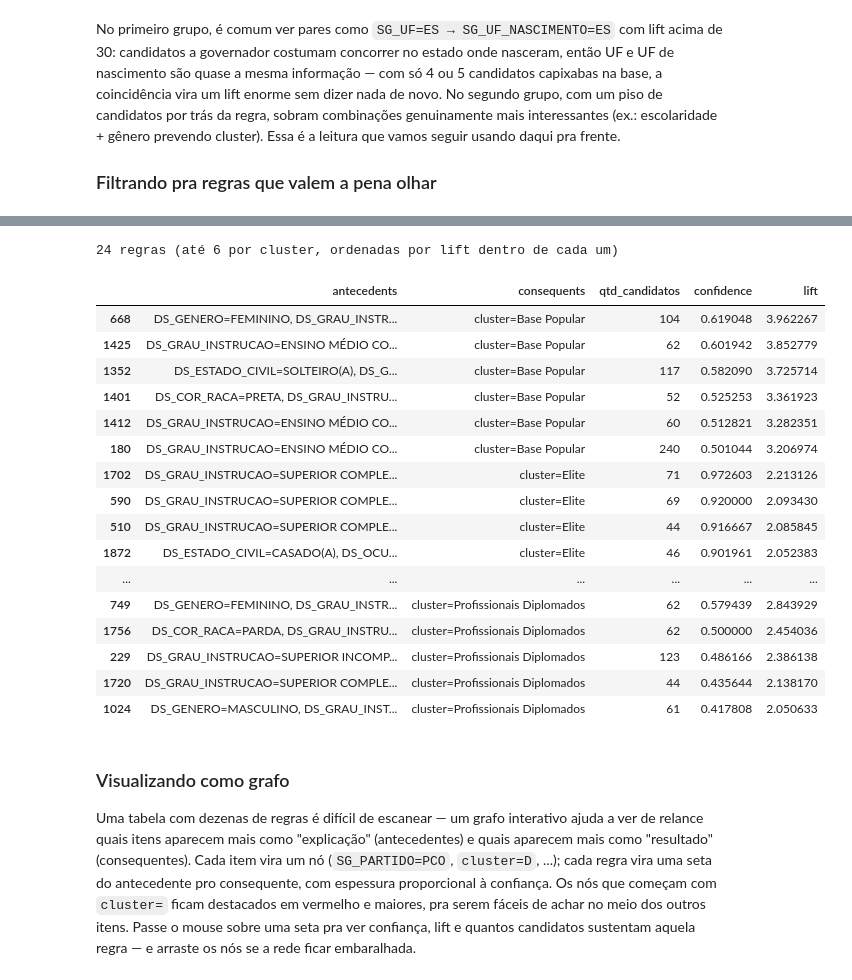
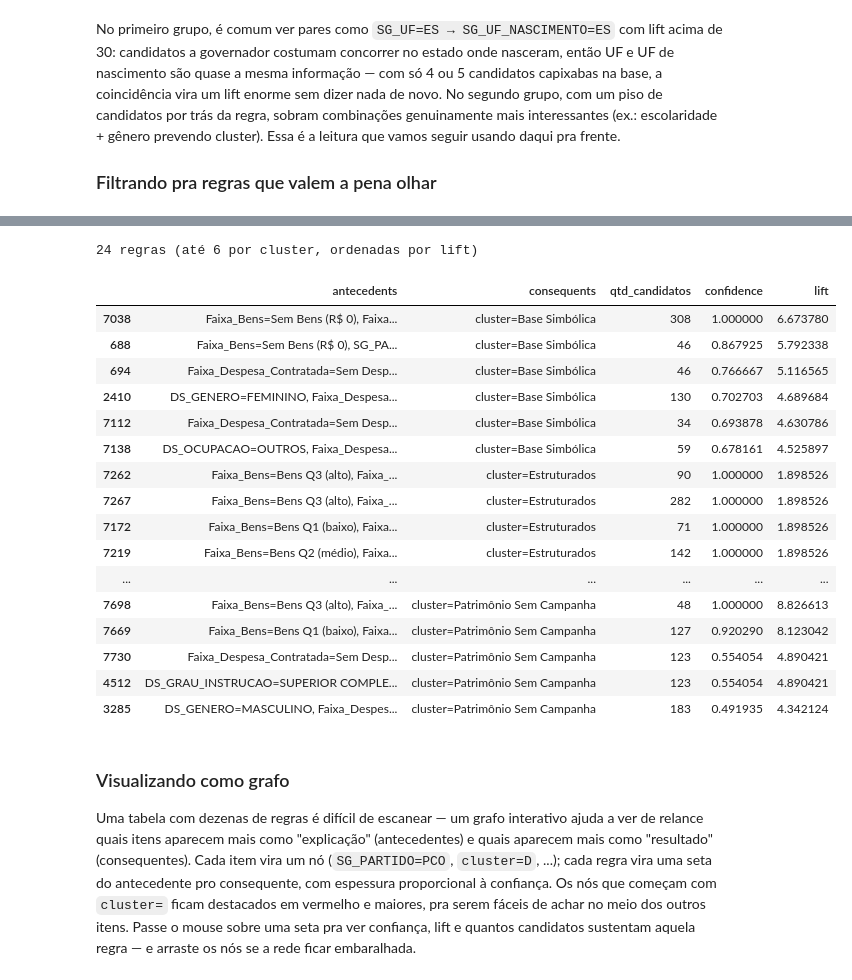
Before and after one commit to TiagoGandra/ml-senac-grupo4, a Jupyter notebook: 03_regras_associacao.ipynb, the cells around one changed output, grey strips where cells are left out. Cells and saved outputs as stored; diff of their text form; code cells hidden in the pictures.

Commit message:
feat: quartis regras de associação

```diff
--- a/03_regras_associacao.ipynb
+++ b/03_regras_associacao.ipynb
@@ -190,13 +236,14 @@ cesta_base.head()
 
 O Apriori funciona em duas etapas. Primeiro, encontra **itemsets frequentes** — combinações de 1, 2, 3... itens que aparecem juntas em pelo menos `min_suporte` das cestas. Só depois, na segunda etapa, ele vira **regras** (`A → B`). Começamos pelos itemsets de um item só — a frequência "crua" de cada valor, antes de cruzar qualquer coisa.
 # %%
-min_suporte = 0.02  # ~4 candidatos; ajuste se quiser regras mais raras (menor) ou mais comuns (maior)
+# Suporte mínimo calibrado para 1.5% (~33 candidatos), permitindo capturar ocupações relevantes
+min_suporte = 0.015
 
 itens_frequentes = apriori(cesta, min_support=min_suporte, use_colnames=True)
-print(f"{len(itens_frequentes)} itemsets frequentes (min_suporte={min_suporte})")
+print(f'{len(itens_frequentes)} itemsets frequentes (min_suporte={min_suporte})')
 
 individuais = itens_frequentes[itens_frequentes['itemsets'].apply(lambda x: len(x) == 1)].copy()
 individuais['item'] = individuais['itemsets'].apply(lambda x: next(iter(x)))
 individuais['qtd_candidatos'] = (individuais['support'] * len(cesta)).round().astype(int)
-individuais.sort_values('support', ascending=False)[['item', 'support', 'qtd_candidatos']].head(15)
+display(individuais.sort_values('support', ascending=False)[['item', 'support', 'qtd_candidatos']].head(20))
 # %% [output]
@@ -228,20 +276,17 @@ Regras de associação têm o formato **"se A, então B"** (A = antecedente, B =
 
 **Um cuidado importante nesta base:** ela tem só ~200 candidatos espalhados por 27 partidos e 27 estados — em média, uns 7 candidatos por partido ou por UF. Com grupos tão pequenos, bastam 3 ou 4 coincidências pra um lift parecer altíssimo, sem que isso signifique relação real nenhuma. Por isso toda tabela de regras abaixo vem com uma coluna `qtd_candidatos` — sempre olhem ela antes de confiar num lift alto.
 # %%
-regras = association_rules(itens_frequentes, metric='lift', min_threshold=1)
+regras = association_rules(itens_frequentes, metric='lift', min_threshold=1.1)
 regras['qtd_candidatos'] = (regras['support'] * len(cesta)).round().astype(int)
 regras = regras.sort_values('confidence', ascending=False)
 
-
 def formatar_regras(df_regras):
-    """Troca antecedents/consequents (frozenset) por texto legível, só pra exibição —
-    os dados originais (usados pra filtrar/ordenar) continuam intactos."""
     df_fmt = df_regras.copy()
     df_fmt['antecedents'] = df_fmt['antecedents'].apply(lambda x: ', '.join(sorted(str(i) for i in x)))
     df_fmt['consequents'] = df_fmt['consequents'].apply(lambda x: ', '.join(sorted(str(i) for i in x)))
     return df_fmt
 
-
-print(f"{len(regras)} regras (lift >= 1)")
-formatar_regras(regras[['antecedents', 'consequents', 'qtd_candidatos', 'support', 'confidence', 'lift']].head(10))
+colunas_exibir = ['antecedents', 'consequents', 'qtd_candidatos', 'support', 'confidence', 'lift']
+print(f'{len(regras)} regras encontradas com lift >= 1.1')
+display(formatar_regras(regras[colunas_exibir].head(10)))
 # %% [output]
@@ -330,47 +376,39 @@ Um cuidado extra aqui: os três clusters do Bisecting K-Means são **bem desbala
 # %%
 def regras_para_consequente(regras_completas, prefixo, n_por_valor=6, min_suporte=min_suporte, max_antecedentes=2):
-    """
-    Entre as regras cujo único item consequente comece com `prefixo` (ex.: 'cluster='),
-    devolve as `n_por_valor` de MAIOR LIFT pra CADA valor distinto do consequente — sem piso
-    de confiança fixo, porque um valor raro (poucos candidatos) não sustenta regras de
-    confiança alta mesmo quando o lift é forte; ordenar só por confiança deixaria os valores
-    mais comuns dominando a tabela inteira (ver célula anterior).
-    """
     candidatas = regras_completas[
-        regras_completas['consequents'].apply(lambda x: len(x) == 1 and next(iter(x)).startswith(prefixo))
-        & regras_completas['antecedents'].apply(lambda x: len(x) <= max_antecedentes)
-        & (regras_completas['support'] >= min_suporte)
+        regras_completas['consequents'].apply(lambda x: len(x) == 1 and next(iter(x)).startswith(prefixo)) &
+        regras_completas['antecedents'].apply(lambda x: len(x) <= max_antecedentes) &
+        (regras_completas['support'] >= min_suporte)
     ].copy()
     candidatas['alvo'] = candidatas['consequents'].apply(lambda x: next(iter(x)))
     resultado = (candidatas.sort_values('lift', ascending=False)
                             .groupby('alvo', group_keys=False)
                             .head(n_por_valor)
                             .sort_values(['alvo', 'lift'], ascending=[True, False]))
     return resultado.drop(columns='alvo')
 
-
 regras_cluster = regras_para_consequente(regras, 'cluster=')
-print(f"{len(regras_cluster)} regras (até 6 por cluster, ordenadas por lift dentro de cada um)")
-formatar_regras(regras_cluster[colunas_exibir])
+print(f'{len(regras_cluster)} regras (até 6 por cluster, ordenadas por lift)')
+display(formatar_regras(regras_cluster[colunas_exibir]))
 # %% [output]
-24 regras (até 6 por cluster, ordenadas por lift dentro de cada um)
+24 regras (até 6 por cluster, ordenadas por lift)
 |  | antecedents | consequents | qtd_candidatos | confidence | lift |
-| 668 | DS_GENERO=FEMININO, DS_GRAU_INSTR... | cluster=Base Popular | 104 | 0.619048 | 3.962267 |
-| 1425 | DS_GRAU_INSTRUCAO=ENSINO MÉDIO CO... | cluster=Base Popular | 62 | 0.601942 | 3.852779 |
-| 1352 | DS_ESTADO_CIVIL=SOLTEIRO(A), DS_G... | cluster=Base Popular | 117 | 0.582090 | 3.725714 |
-| 1401 | DS_COR_RACA=PRETA, DS_GRAU_INSTRU... | cluster=Base Popular | 52 | 0.525253 | 3.361923 |
-| 1412 | DS_GRAU_INSTRUCAO=ENSINO MÉDIO CO... | cluster=Base Popular | 60 | 0.512821 | 3.282351 |
-| 180 | DS_GRAU_INSTRUCAO=ENSINO MÉDIO CO... | cluster=Base Popular | 240 | 0.501044 | 3.206974 |
-| 1702 | DS_GRAU_INSTRUCAO=SUPERIOR COMPLE... | cluster=Elite | 71 | 0.972603 | 2.213126 |
-| 590 | DS_GRAU_INSTRUCAO=SUPERIOR COMPLE... | cluster=Elite | 69 | 0.920000 | 2.093430 |
-| 510 | DS_GRAU_INSTRUCAO=SUPERIOR COMPLE... | cluster=Elite | 44 | 0.916667 | 2.085845 |
-| 1872 | DS_ESTADO_CIVIL=CASADO(A), DS_OCU... | cluster=Elite | 46 | 0.901961 | 2.052383 |
+| 7038 | Faixa_Bens=Sem Bens (R$ 0), Faixa... | cluster=Base Simbólica | 308 | 1.000000 | 6.673780 |
+| 688 | Faixa_Bens=Sem Bens (R$ 0), SG_PA... | cluster=Base Simbólica | 46 | 0.867925 | 5.792338 |
+| 694 | Faixa_Despesa_Contratada=Sem Desp... | cluster=Base Simbólica | 46 | 0.766667 | 5.116565 |
+| 2410 | DS_GENERO=FEMININO, Faixa_Despesa... | cluster=Base Simbólica | 130 | 0.702703 | 4.689684 |
+| 7112 | Faixa_Despesa_Contratada=Sem Desp... | cluster=Base Simbólica | 34 | 0.693878 | 4.630786 |
+| 7138 | DS_OCUPACAO=OUTROS, Faixa_Despesa... | cluster=Base Simbólica | 59 | 0.678161 | 4.525897 |
+| 7262 | Faixa_Bens=Bens Q3 (alto), Faixa_... | cluster=Estruturados | 90 | 1.000000 | 1.898526 |
+| 7267 | Faixa_Bens=Bens Q3 (alto), Faixa_... | cluster=Estruturados | 282 | 1.000000 | 1.898526 |
+| 7172 | Faixa_Bens=Bens Q1 (baixo), Faixa... | cluster=Estruturados | 71 | 1.000000 | 1.898526 |
+| 7219 | Faixa_Bens=Bens Q2 (médio), Faixa... | cluster=Estruturados | 142 | 1.000000 | 1.898526 |
 | ... | ... | ... | ... | ... | ... |
-| 749 | DS_GENERO=FEMININO, DS_GRAU_INSTR... | cluster=Profissionais Diplomados | 62 | 0.579439 | 2.843929 |
-| 1756 | DS_COR_RACA=PARDA, DS_GRAU_INSTRU... | cluster=Profissionais Diplomados | 62 | 0.500000 | 2.454036 |
-| 229 | DS_GRAU_INSTRUCAO=SUPERIOR INCOMP... | cluster=Profissionais Diplomados | 123 | 0.486166 | 2.386138 |
-| 1720 | DS_GRAU_INSTRUCAO=SUPERIOR COMPLE... | cluster=Profissionais Diplomados | 44 | 0.435644 | 2.138170 |
-| 1024 | DS_GENERO=MASCULINO, DS_GRAU_INST... | cluster=Profissionais Diplomados | 61 | 0.417808 | 2.050633 |
+| 7698 | Faixa_Bens=Bens Q3 (alto), Faixa_... | cluster=Patrimônio Sem Campanha | 48 | 1.000000 | 8.826613 |
+| 7669 | Faixa_Bens=Bens Q1 (baixo), Faixa... | cluster=Patrimônio Sem Campanha | 127 | 0.920290 | 8.123042 |
+| 7730 | Faixa_Despesa_Contratada=Sem Desp... | cluster=Patrimônio Sem Campanha | 123 | 0.554054 | 4.890421 |
+| 4512 | DS_GRAU_INSTRUCAO=SUPERIOR COMPLE... | cluster=Patrimônio Sem Campanha | 123 | 0.554054 | 4.890421 |
+| 3285 | DS_GENERO=MASCULINO, Faixa_Despes... | cluster=Patrimônio Sem Campanha | 183 | 0.491935 | 4.342124 |
 # %% [markdown]
 ### Visualizando como grafo
 
```
Also changed, not shown: parts of 26 cells of this notebook, 5 other files.
